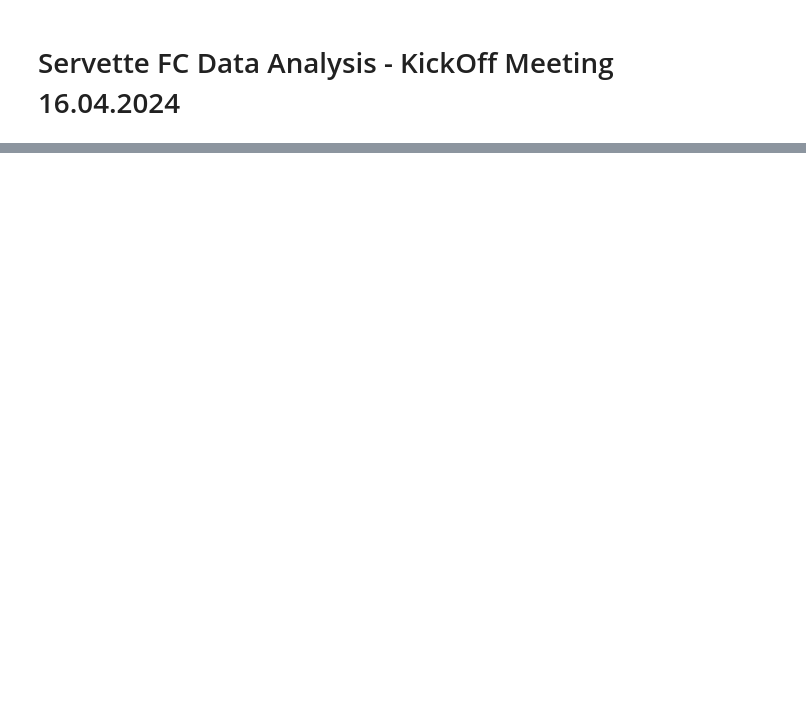
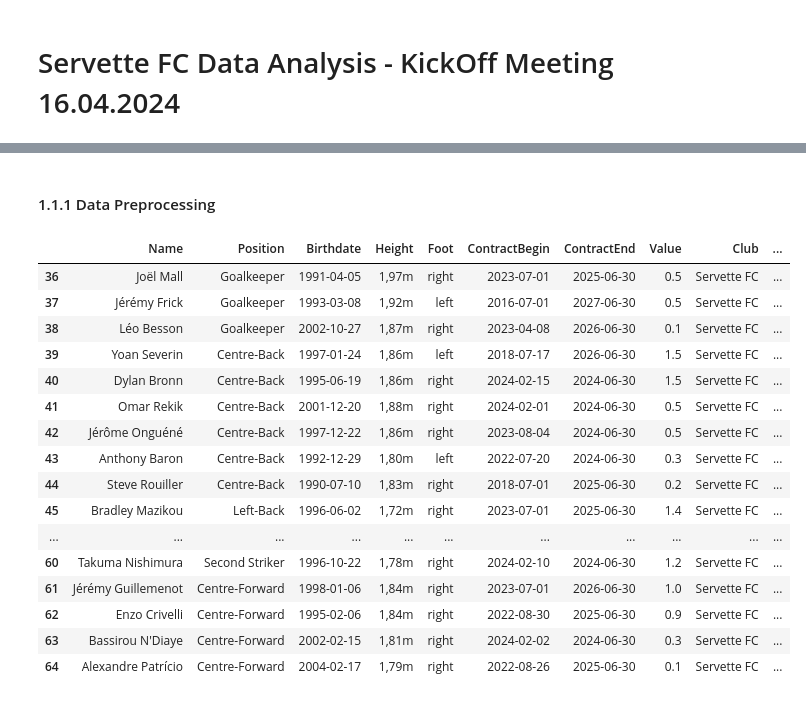
Before and after one commit to heinimoreno/PBL_RA_MH, a Jupyter notebook: documents_kickoff_SFC/DataAnalysis4KickOff.ipynb, the cells around one changed output, grey strips where cells are left out. Drawn from its saved outputs; the diff is of its cells as text; code cells hidden in the pictures; blank space fills up the shorter version.

```diff
--- a/documents_kickoff_SFC/DataAnalysis4KickOff.ipynb
+++ b/documents_kickoff_SFC/DataAnalysis4KickOff.ipynb
@@ -55,0 +195,34 @@ FileNotFoundError: [Errno 2] No such file or directory: './documents_kickoff_SFC
+# %% [markdown]
+#### 1.1.1 Data Preprocessing
+# %%
+# Filter the DataFrame for only Servette FC players
+df_servette_2324 = players_2324[players_2324['Club'] == 'Servette FC'].copy()
+
+# Convert the 'Birthdate', 'ContractBegin', and 'ContractEnd' to datetime objects
+df_servette_2324['Birthdate'] = pd.to_datetime(df_servette_2324['Birthdate'], errors='coerce')
+df_servette_2324['ContractBegin'] = pd.to_datetime(df_servette_2324['ContractBegin'], format='%b %d, %Y', errors='coerce')
+df_servette_2324['ContractEnd'] = pd.to_datetime(df_servette_2324['ContractEnd'], format='%b %d, %Y', errors='coerce')
+
+# Calculate the age at contract begin and contract end
+df_servette_2324['AgeAtContractStart'] = df_servette_2324['ContractBegin'].dt.year - df_servette_2324['Birthdate'].dt.year
+df_servette_2324['AgeAtContractEnd'] = df_servette_2324['ContractEnd'].dt.year - df_servette_2324['Birthdate'].dt.year
+
+df_servette_2324
+# %% [output]
+|  | Name | Position | Birthdate | Height | Foot | ContractBegin | ContractEnd | Value | Club | ... |
+| 36 | Joël Mall | Goalkeeper | 1991-04-05 | 1,97m | right | 2023-07-01 | 2025-06-30 | 0.5 | Servette FC | ... |
+| 37 | Jérémy Frick | Goalkeeper | 1993-03-08 | 1,92m | left | 2016-07-01 | 2027-06-30 | 0.5 | Servette FC | ... |
+| 38 | Léo Besson | Goalkeeper | 2002-10-27 | 1,87m | right | 2023-04-08 | 2026-06-30 | 0.1 | Servette FC | ... |
+| 39 | Yoan Severin | Centre-Back | 1997-01-24 | 1,86m | left | 2018-07-17 | 2026-06-30 | 1.5 | Servette FC | ... |
+| 40 | Dylan Bronn | Centre-Back | 1995-06-19 | 1,86m | right | 2024-02-15 | 2024-06-30 | 1.5 | Servette FC | ... |
+| 41 | Omar Rekik | Centre-Back | 2001-12-20 | 1,88m | right | 2024-02-01 | 2024-06-30 | 0.5 | Servette FC | ... |
+| 42 | Jérôme Onguéné | Centre-Back | 1997-12-22 | 1,86m | right | 2023-08-04 | 2024-06-30 | 0.5 | Servette FC | ... |
+| 43 | Anthony Baron | Centre-Back | 1992-12-29 | 1,80m | left | 2022-07-20 | 2024-06-30 | 0.3 | Servette FC | ... |
+| 44 | Steve Rouiller | Centre-Back | 1990-07-10 | 1,83m | right | 2018-07-01 | 2025-06-30 | 0.2 | Servette FC | ... |
+| 45 | Bradley Mazikou | Left-Back | 1996-06-02 | 1,72m | right | 2023-07-01 | 2025-06-30 | 1.4 | Servette FC | ... |
+| ... | ... | ... | ... | ... | ... | ... | ... | ... | ... | ... |
+| 60 | Takuma Nishimura | Second Striker | 1996-10-22 | 1,78m | right | 2024-02-10 | 2024-06-30 | 1.2 | Servette FC | ... |
+| 61 | Jérémy Guillemenot | Centre-Forward | 1998-01-06 | 1,84m | right | 2023-07-01 | 2026-06-30 | 1.0 | Servette FC | ... |
+| 62 | Enzo Crivelli | Centre-Forward | 1995-02-06 | 1,84m | right | 2022-08-30 | 2025-06-30 | 0.9 | Servette FC | ... |
+| 63 | Bassirou N'Diaye | Centre-Forward | 2002-02-15 | 1,81m | right | 2024-02-02 | 2024-06-30 | 0.3 | Servette FC | ... |
+| 64 | Alexandre Patrício | Centre-Forward | 2004-02-17 | 1,79m | right | 2022-08-26 | 2025-06-30 | 0.1 | Servette FC | ... |
```
Also changed, not shown: parts of 44 cells of this notebook, 2 other files.
